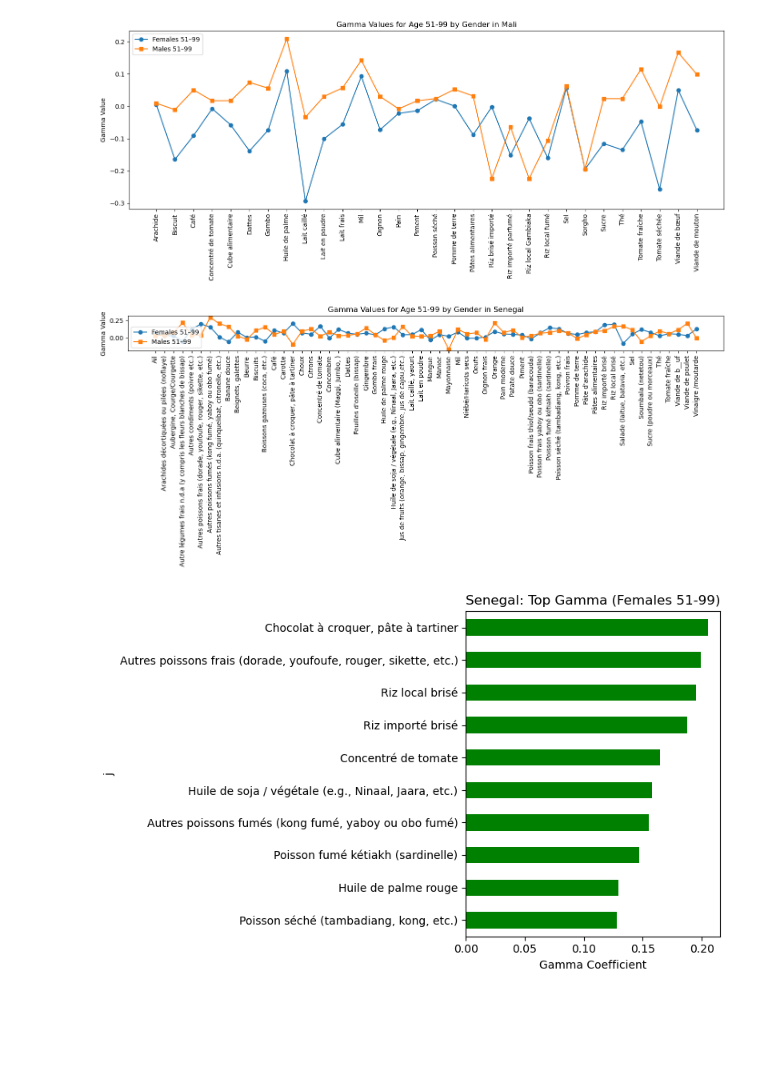
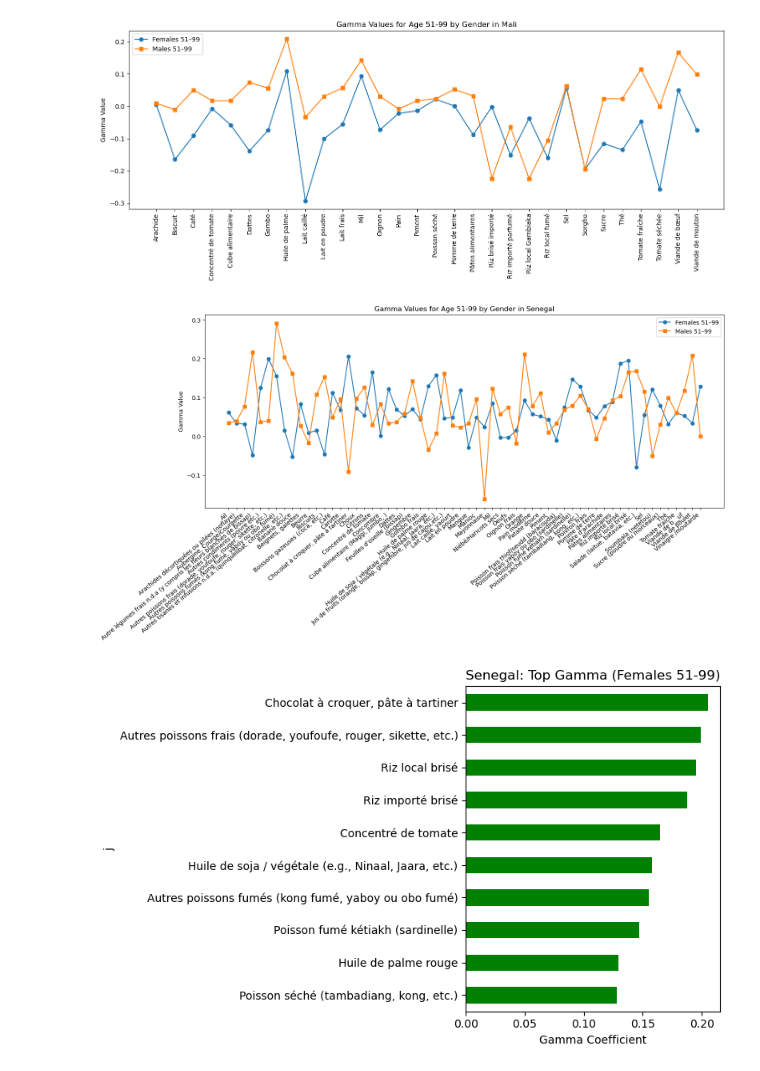
Before and after one commit to allisonpvn/ENVECON153_Proj3, a Jupyter notebook: Code.ipynb, the cells around one changed output. Saved outputs shown, nothing was run; the diff lists cells and outputs as text; code cells hidden in the pictures; blank space fills up the shorter version.

Commit message:
Senegal Graph Update

```diff
--- a/Code.ipynb
+++ b/Code.ipynb
@@ -310,20 +310,20 @@ plot.show()
 # %% [output]
 [figure]
 # %%
-plot.figure(figsize=(14, 6))
+plot.figure(figsize=(16, 6))
 x = range(len(gamma_senegal))
 
 plot.plot(x, gamma_senegal["Females 51-99"], marker='o', label="Females 51–99")
 plot.plot(x, gamma_senegal["Males 51-99"], marker='s', label="Males 51–99")
-plot.xticks(ticks=x, labels=gamma_senegal.index, rotation=90)
+plot.xticks(ticks=x, labels=gamma_senegal.index, rotation=40, ha = "right")
 
 plot.ylabel("Gamma Value")
 plot.title("Gamma Values for Age 51-99 by Gender in Senegal")
 plot.legend()
-plot.tight_layout()
+#plot.tight_layout()
 plot.show()
 # %% [output]
-[figure, old version]
+[figure, new version]
 # %%
 def sort_gammas(df, gender):
     return df.reindex(df[gender].abs().sort_values(ascending=False).index)
```
